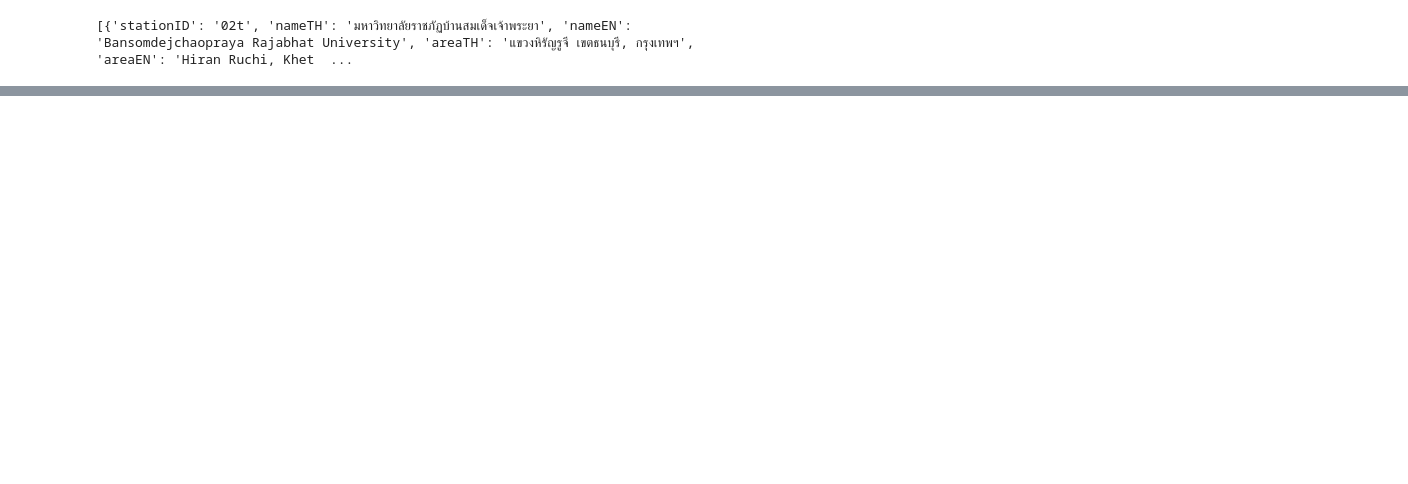
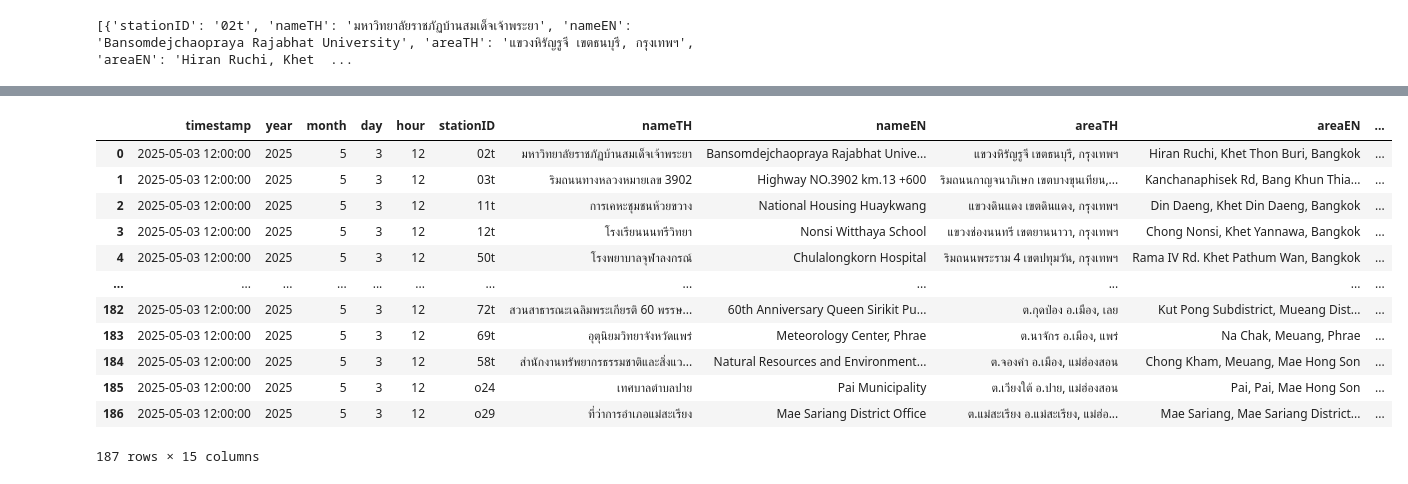
Before and after one commit to KorNxHaidar/dsi321_2025, a Jupyter notebook: src/test.ipynb, the cells around one changed output, grey strips where cells are left out. Drawn from its saved outputs; the diff is of its cells as text; code cells hidden in the pictures; blank space fills up the shorter version.

```diff
--- a/src/test.ipynb
+++ b/src/test.ipynb
@@ -15,3 +15,6 @@ print(data)
 #logger.info(AQI_stats)
 # %% [output]
 [{'stationID': '02t', 'nameTH': 'มหาวิทยาลัยราชภัฏบ้านสมเด็จเจ้าพระยา', 'nameEN': 'Bansomdejchaopraya Rajabhat University', 'areaTH': 'แขวงหิรัญรูจี เขตธนบุรี, กรุงเทพฯ', 'areaEN': 'Hiran Ruchi, Khet  ...
+# %%
+df = pd.DataFrame(data)
+df.head()
@@ -17,0 +48,3 @@ print(data)
+# %%
+expanded_aqi = pd.json_normalize(df['AQILast'])
+expanded_aqi
@@ -17,0 +65,3 @@ print(data)
+# %%
+df = pd.concat([df, expanded_aqi], axis=1)
+df
@@ -17,0 +82,8 @@ print(data)
+# %%
+df['time'] = df['time'].mode()[0]
+df['date'] = df['date'].mode()[0]
+df['timestamp'] = pd.to_datetime(df['date'] + ' ' + df['time'])
+df[['year', 'month', 'day', 'hour']] = df['timestamp'].apply(
+    lambda ts: pd.Series([ts.year, ts.month, ts.day, ts.hour])
+)
+df[['PM25.color_id', 'PM25.aqi']] = df[['PM25.color_id', 'PM25.aqi']].astype(int)
@@ -17,0 +106,21 @@ print(data)
+# %%
+df[[
+        'timestamp', 'year', 'month', 'day', 'hour',
+        'stationID', 'nameTH', 'nameEN', 'areaTH', 'areaEN',
+        'stationType', 'lat', 'long',
+        'PM25.color_id', 'PM25.aqi'
+]]
+# %% [output]
+|  | timestamp | year | month | day | hour | stationID | nameTH | nameEN | areaTH | areaEN | ... |
+| 0 | 2025-05-03 12:00:00 | 2025 | 5 | 3 | 12 | 02t | มหาวิทยาลัยราชภัฏบ้านสมเด็จเจ้าพระยา | Bansomdejchaopraya Rajabhat Unive... | แขวงหิรัญรูจี เขตธนบุรี, กรุงเทพฯ | Hiran Ruchi, Khet Thon Buri, Bangkok | ... |
+| 1 | 2025-05-03 12:00:00 | 2025 | 5 | 3 | 12 | 03t | ริมถนนทางหลวงหมายเลข 3902 | Highway NO.3902 km.13 +600 | ริมถนนกาญจนาภิเษก เขตบางขุนเทียน,... | Kanchanaphisek Rd, Bang Khun Thia... | ... |
+| 2 | 2025-05-03 12:00:00 | 2025 | 5 | 3 | 12 | 11t | การเคหะชุมชนห้วยขวาง | National Housing Huaykwang | แขวงดินแดง เขตดินแดง, กรุงเทพฯ | Din Daeng, Khet Din Daeng, Bangkok | ... |
+| 3 | 2025-05-03 12:00:00 | 2025 | 5 | 3 | 12 | 12t | โรงเรียนนนทรีวิทยา | Nonsi Witthaya School | แขวงช่องนนทรี เขตยานนาวา, กรุงเทพฯ | Chong Nonsi, Khet Yannawa, Bangkok | ... |
+| 4 | 2025-05-03 12:00:00 | 2025 | 5 | 3 | 12 | 50t | โรงพยาบาลจุฬาลงกรณ์ | Chulalongkorn Hospital | ริมถนนพระราม 4 เขตปทุมวัน, กรุงเทพฯ | Rama IV Rd. Khet Pathum Wan, Bangkok | ... |
+| ... | ... | ... | ... | ... | ... | ... | ... | ... | ... | ... | ... |
+| 182 | 2025-05-03 12:00:00 | 2025 | 5 | 3 | 12 | 72t | สวนสาธารณะเฉลิมพระเกียรติ 60 พรรษ... | 60th Anniversary Queen Sirikit Pu... | ต.กุดป่อง อ.เมือง, เลย | Kut Pong Subdistrict, Mueang Dist... | ... |
+| 183 | 2025-05-03 12:00:00 | 2025 | 5 | 3 | 12 | 69t | อุตุนิยมวิทยาจังหวัดแพร่ | Meteorology Center, Phrae | ต.นาจักร อ.เมือง, แพร่ | Na Chak, Meuang, Phrae | ... |
+| 184 | 2025-05-03 12:00:00 | 2025 | 5 | 3 | 12 | 58t | สำนักงานทรัพยากรธรรมชาติและสิ่งแว... | Natural Resources and Environment... | ต.จองคำ อ.เมือง, แม่ฮ่องสอน | Chong Kham, Meuang, Mae Hong Son | ... |
+| 185 | 2025-05-03 12:00:00 | 2025 | 5 | 3 | 12 | o24 | เทศบาลตำบลปาย | Pai Municipality | ต.เวียงใต้ อ.ปาย, แม่ฮ่องสอน | Pai, Pai, Mae Hong Son | ... |
+| 186 | 2025-05-03 12:00:00 | 2025 | 5 | 3 | 12 | o29 | ที่ว่าการอำเภอแม่สะเรียง | Mae Sariang District Office | ต.แม่สะเรียง อ.แม่สะเรียง, แม่ฮ่อ... | Mae Sariang, Mae Sariang District... | ... |
+187 rows × 15 columns
```
Also changed, not shown: parts of 5 cells of this notebook, 1 other file.
